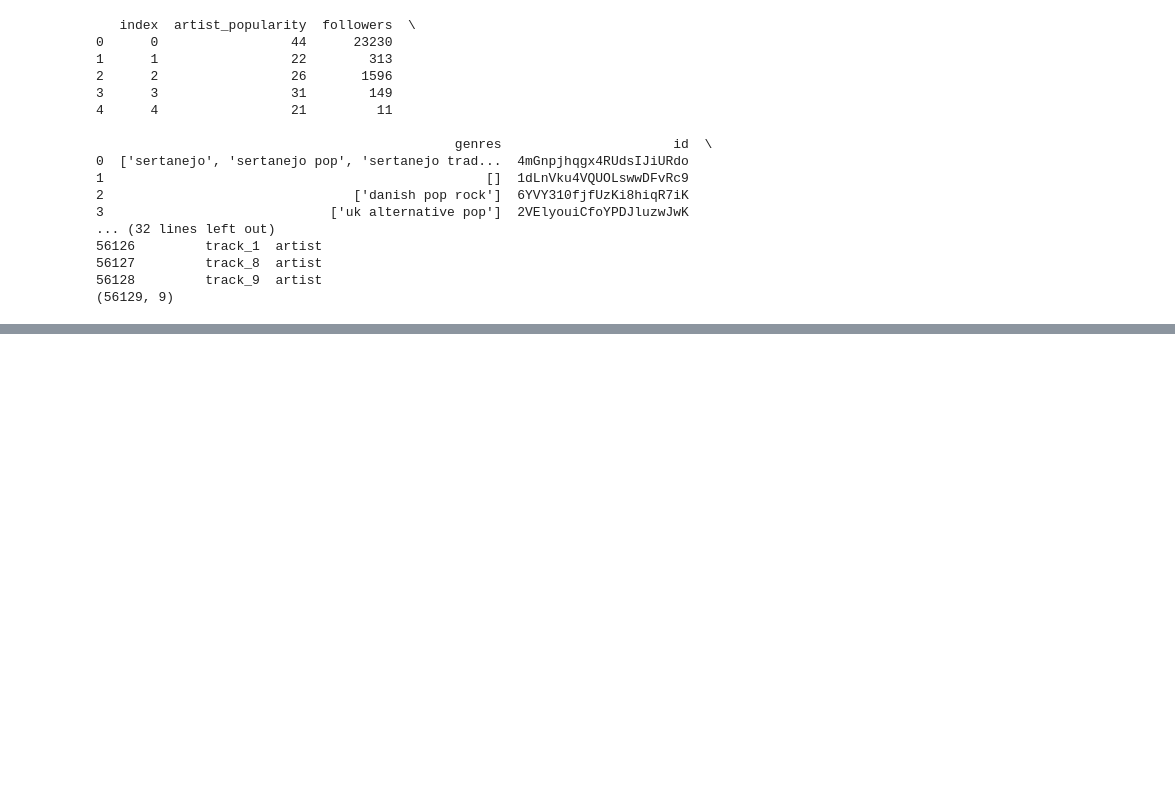
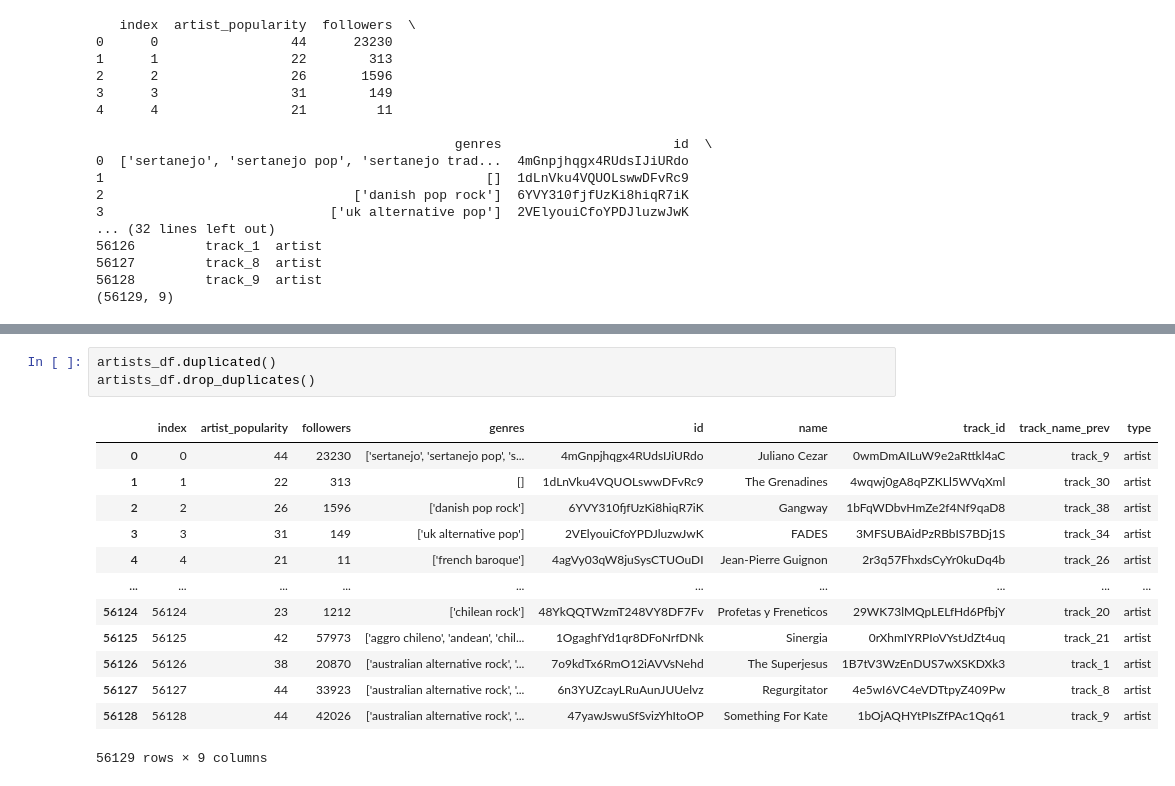
Before and after one commit to Drewrwhite/data_week_4, a Jupyter notebook: main.ipynb, the cells around one changed output, grey strips where cells are left out. Saved outputs shown, nothing was run; the diff lists cells and outputs as text; blank space fills up the shorter version.

```diff
--- a/main.ipynb
+++ b/main.ipynb
@@ -125,0 +161,17 @@ print(albums_df.iloc[10:21,[8, 9]])
+# %%
+artists_df.duplicated()
+artists_df.drop_duplicates()
+# %% [output]
+|  | index | artist_popularity | followers | genres | id | name | track_id | track_name_prev | type |
+| 0 | 0 | 44 | 23230 | ['sertanejo', 'sertanejo pop', 's... | 4mGnpjhqgx4RUdsIJiURdo | Juliano Cezar | 0wmDmAILuW9e2aRttkl4aC | track_9 | artist |
+| 1 | 1 | 22 | 313 | [] | 1dLnVku4VQUOLswwDFvRc9 | The Grenadines | 4wqwj0gA8qPZKLl5WVqXml | track_30 | artist |
+| 2 | 2 | 26 | 1596 | ['danish pop rock'] | 6YVY310fjfUzKi8hiqR7iK | Gangway | 1bFqWDbvHmZe2f4Nf9qaD8 | track_38 | artist |
+| 3 | 3 | 31 | 149 | ['uk alternative pop'] | 2VElyouiCfoYPDJluzwJwK | FADES | 3MFSUBAidPzRBbIS7BDj1S | track_34 | artist |
+| 4 | 4 | 21 | 11 | ['french baroque'] | 4agVy03qW8juSysCTUOuDI | Jean-Pierre Guignon | 2r3q57FhxdsCyYr0kuDq4b | track_26 | artist |
+| ... | ... | ... | ... | ... | ... | ... | ... | ... | ... |
+| 56124 | 56124 | 23 | 1212 | ['chilean rock'] | 48YkQQTWzmT248VY8DF7Fv | Profetas y Freneticos | 29WK73lMQpLELfHd6PfbjY | track_20 | artist |
+| 56125 | 56125 | 42 | 57973 | ['aggro chileno', 'andean', 'chil... | 1OgaghfYd1qr8DFoNrfDNk | Sinergia | 0rXhmIYRPIoVYstJdZt4uq | track_21 | artist |
+| 56126 | 56126 | 38 | 20870 | ['australian alternative rock', '... | 7o9kdTx6RmO12iAVVsNehd | The Superjesus | 1B7tV3WzEnDUS7wXSKDXk3 | track_1 | artist |
+| 56127 | 56127 | 44 | 33923 | ['australian alternative rock', '... | 6n3YUZcayLRuAunJUUelvz | Regurgitator | 4e5wI6VC4eVDTtpyZ409Pw | track_8 | artist |
+| 56128 | 56128 | 44 | 42026 | ['australian alternative rock', '... | 47yawJswuSfSvizYhItoOP | Something For Kate | 1bOjAQHYtPIsZfPAc1Qq61 | track_9 | artist |
+56129 rows × 9 columns
```
Also changed, not shown: parts of 3 cells of this notebook.
